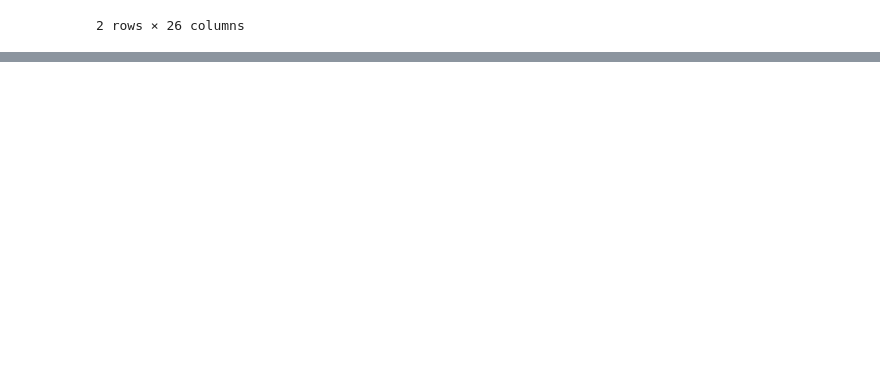
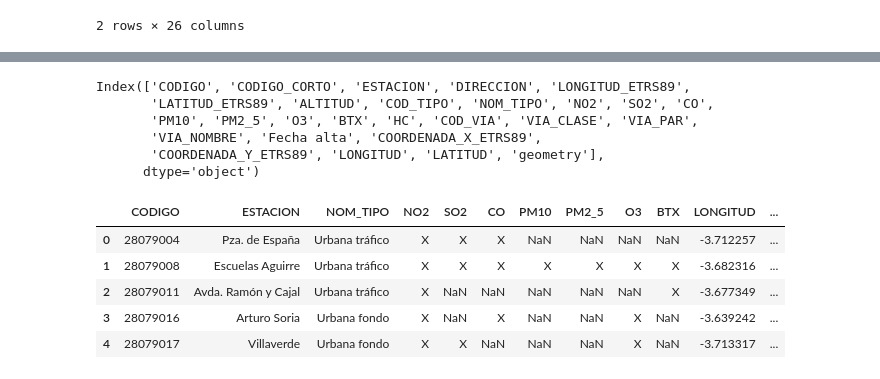
Before and after one commit to fserrey/biciMad, a Jupyter notebook: notebooks/biciMad_stations_exploration.ipynb, the cells around one changed output, grey strips where cells are left out. Saved outputs shown, nothing was run; the diff lists cells and outputs as text; code cells hidden in the pictures; blank space fills up the shorter version.

```diff
--- a/notebooks/biciMad_stations_exploration.ipynb
+++ b/notebooks/biciMad_stations_exploration.ipynb
@@ -142,0 +141,9 @@ air_points.head(2)
+# %%
+air_points.columns
+# %% [output]
+Index(['CODIGO', 'CODIGO_CORTO', 'ESTACION', 'DIRECCION', 'LONGITUD_ETRS89',
+       'LATITUD_ETRS89', 'ALTITUD', 'COD_TIPO', 'NOM_TIPO', 'NO2', 'SO2', 'CO',
+       'PM10', 'PM2_5', 'O3', 'BTX', 'HC', 'COD_VIA', 'VIA_CLASE', 'VIA_PAR',
+       'VIA_NOMBRE', 'Fecha alta', 'COORDENADA_X_ETRS89',
+       'COORDENADA_Y_ETRS89', 'LONGITUD', 'LATITUD', 'geometry'],
+      dtype='object')
@@ -142,0 +153,13 @@ air_points.head(2)
+# %%
+df_pts_bikes = bici_points[["id", "name", "address", "total_bases", "geometry", "Latitude", "Longitude"]]
+df_pts_bikes.head()
+df_pts_air = air_points[["CODIGO", "ESTACION", "NOM_TIPO", "NO2", 'SO2', 'CO',
+       'PM10', 'PM2_5', 'O3', 'BTX', "LONGITUD", "LATITUD","geometry"]]
+df_pts_air.head()
+# %% [output]
+|  | CODIGO | ESTACION | NOM_TIPO | NO2 | SO2 | CO | PM10 | PM2_5 | O3 | BTX | LONGITUD | ... |
+| 0 | 28079004 | Pza. de España | Urbana tráfico | X | X | X | NaN | NaN | NaN | NaN | -3.712257 | ... |
+| 1 | 28079008 | Escuelas Aguirre | Urbana tráfico | X | X | X | X | X | X | X | -3.682316 | ... |
+| 2 | 28079011 | Avda. Ramón y Cajal | Urbana tráfico | X | NaN | NaN | NaN | NaN | NaN | X | -3.677349 | ... |
+| 3 | 28079016 | Arturo Soria | Urbana fondo | X | NaN | X | NaN | NaN | X | NaN | -3.639242 | ... |
+| 4 | 28079017 | Villaverde | Urbana fondo | X | X | NaN | NaN | NaN | X | NaN | -3.713317 | ... |
```
Also changed, not shown: parts of 31 cells of this notebook, 1 other file.
